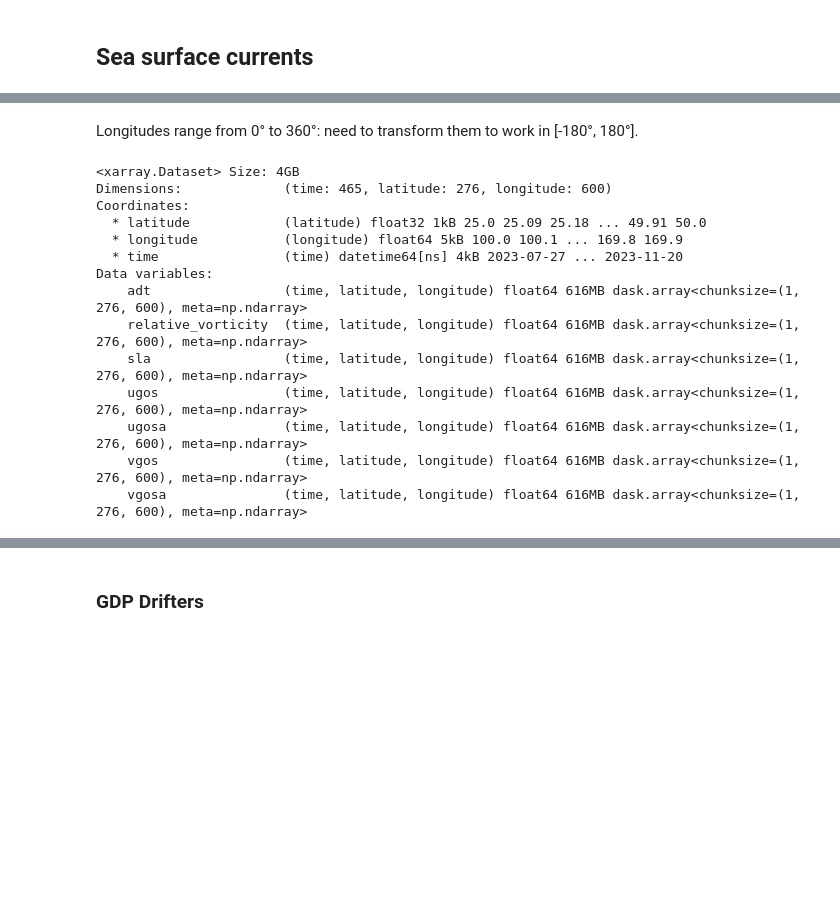
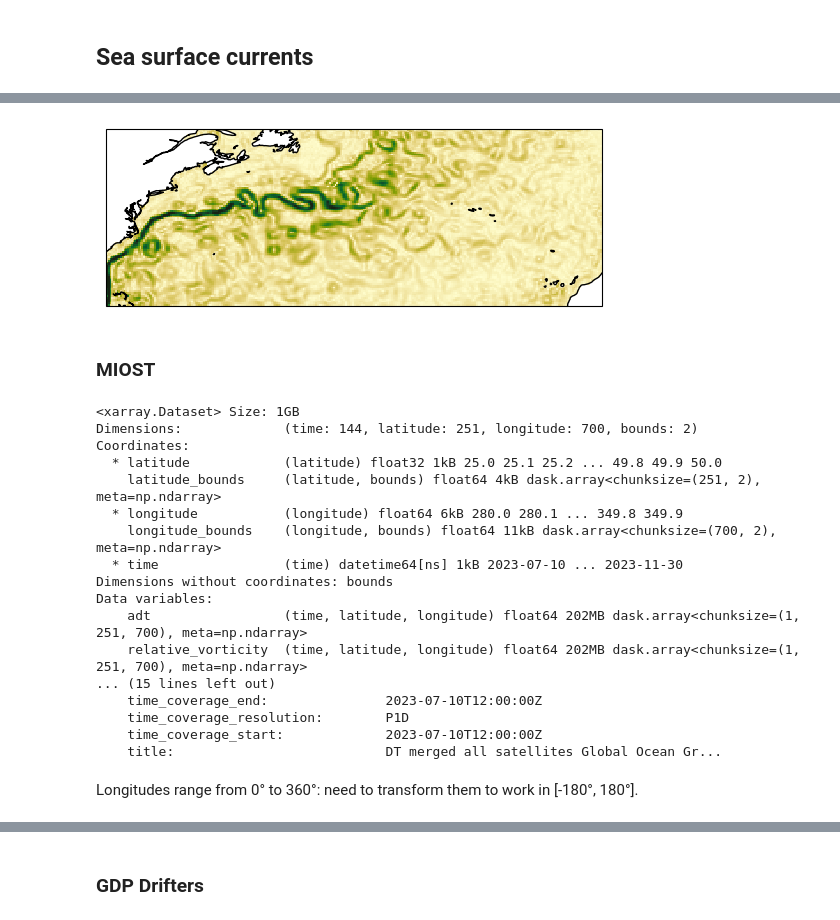
Before and after one commit to edito-model-lab/2024-10_grenoble-edito-hackathon, a Jupyter notebook: ILSP-LDAE_workdir/24-10-02_edito_wkshp.ipynb, the cells around one changed output, grey strips where cells are left out. Cells and saved outputs as stored; diff of their text form; code cells hidden in the pictures; blank space fills up the shorter version.

Commit message:
add some plots

```diff
--- a/ILSP-LDAE_workdir/24-10-02_edito_wkshp.ipynb
+++ b/ILSP-LDAE_workdir/24-10-02_edito_wkshp.ipynb
@@ -25,6 +30,6 @@ s3.ls("/oidc-bertrava/data")
 # %%
-vardyn_store = s3fs.S3Map(root=f"s3://oidc-bertrava/data/vardyn.zarr", s3=s3)
+duacs_store = s3fs.S3Map(root=f"s3://oidc-bertrava/data/duacs.zarr", s3=s3)
 # %%
-ds_vardyn = xr.open_zarr(vardyn_store)
-ds_vardyn
+duacs_ds = xr.open_zarr(duacs_store)
+duacs_ds
 # %% [output]
@@ -45,20 +97,24 @@ Data variables:
-# %% [markdown]
-Longitudes range from 0° to 360°: need to transform them to work in [-180°, 180°].
-# %%
-ds_vardyn["longitude"] = ds_vardyn.longitude - 180
-ds_vardyn
-# %% [output]
-<xarray.Dataset> Size: 4GB
-Dimensions:             (time: 465, latitude: 276, longitude: 600)
-Coordinates:
-  * latitude            (latitude) float32 1kB 25.0 25.09 25.18 ... 49.91 50.0
-  * longitude           (longitude) float64 5kB 100.0 100.1 ... 169.8 169.9
-  * time                (time) datetime64[ns] 4kB 2023-07-27 ... 2023-11-20
-Data variables:
-    adt                 (time, latitude, longitude) float64 616MB dask.array<chunksize=(1, 276, 600), meta=np.ndarray>
-    relative_vorticity  (time, latitude, longitude) float64 616MB dask.array<chunksize=(1, 276, 600), meta=np.ndarray>
-    sla                 (time, latitude, longitude) float64 616MB dask.array<chunksize=(1, 276, 600), meta=np.ndarray>
-    ugos                (time, latitude, longitude) float64 616MB dask.array<chunksize=(1, 276, 600), meta=np.ndarray>
-    ugosa               (time, latitude, longitude) float64 616MB dask.array<chunksize=(1, 276, 600), meta=np.ndarray>
-    vgos                (time, latitude, longitude) float64 616MB dask.array<chunksize=(1, 276, 600), meta=np.ndarray>
-    vgosa               (time, latitude, longitude) float64 616MB dask.array<chunksize=(1, 276, 600), meta=np.ndarray>
+# %%
+ssc_snap = duacs_ds.sel(time="2023-08-01")
+
+fig = plt.figure()
+ax = fig.add_subplot(1, 1, 1, projection=ccrs.PlateCarree())
+
+im = ax.pcolormesh(
+    ssc_snap.longitude,
+    ssc_snap.latitude,
+    np.sqrt(ssc_snap.ugos ** 2 + ssc_snap.vgos ** 2).compute(),
+    cmap=cmo.speed,
+    vmin=0,
+    vmax=1.5,
+    shading="auto",
+    transform=ccrs.PlateCarree()
+)
+
+ax.coastlines()
+
+plt.show()
+# %% [output]
+[figure, added]
+# %% [markdown]
+### MIOST
@@ -64,0 +123,23 @@ Data variables:
+# %%
+miost_ds = xr.open_zarr(miost_store)
+miost_ds
+# %% [output]
+<xarray.Dataset> Size: 1GB
+Dimensions:             (time: 144, latitude: 251, longitude: 700, bounds: 2)
+Coordinates:
+  * latitude            (latitude) float32 1kB 25.0 25.1 25.2 ... 49.8 49.9 50.0
+    latitude_bounds     (latitude, bounds) float64 4kB dask.array<chunksize=(251, 2), meta=np.ndarray>
+  * longitude           (longitude) float64 6kB 280.0 280.1 ... 349.8 349.9
+    longitude_bounds    (longitude, bounds) float64 11kB dask.array<chunksize=(700, 2), meta=np.ndarray>
+  * time                (time) datetime64[ns] 1kB 2023-07-10 ... 2023-11-30
+Dimensions without coordinates: bounds
+Data variables:
+    adt                 (time, latitude, longitude) float64 202MB dask.array<chunksize=(1, 251, 700), meta=np.ndarray>
+    relative_vorticity  (time, latitude, longitude) float64 202MB dask.array<chunksize=(1, 251, 700), meta=np.ndarray>
+... (15 lines left out)
+    time_coverage_end:               2023-07-10T12:00:00Z
+    time_coverage_resolution:        P1D
+    time_coverage_start:             2023-07-10T12:00:00Z
+    title:                           DT merged all satellites Global Ocean Gr...
+# %% [markdown]
+Longitudes range from 0° to 360°: need to transform them to work in [-180°, 180°].
```
Also changed, not shown: parts of 21 cells of this notebook.
